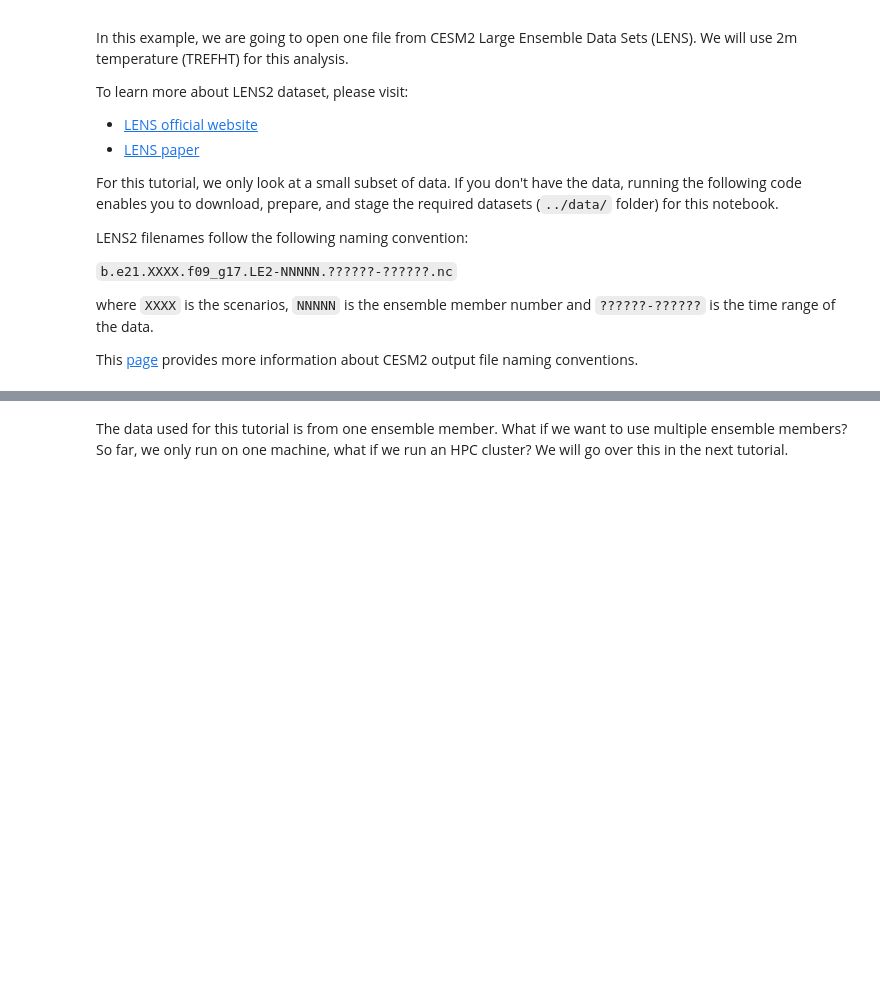
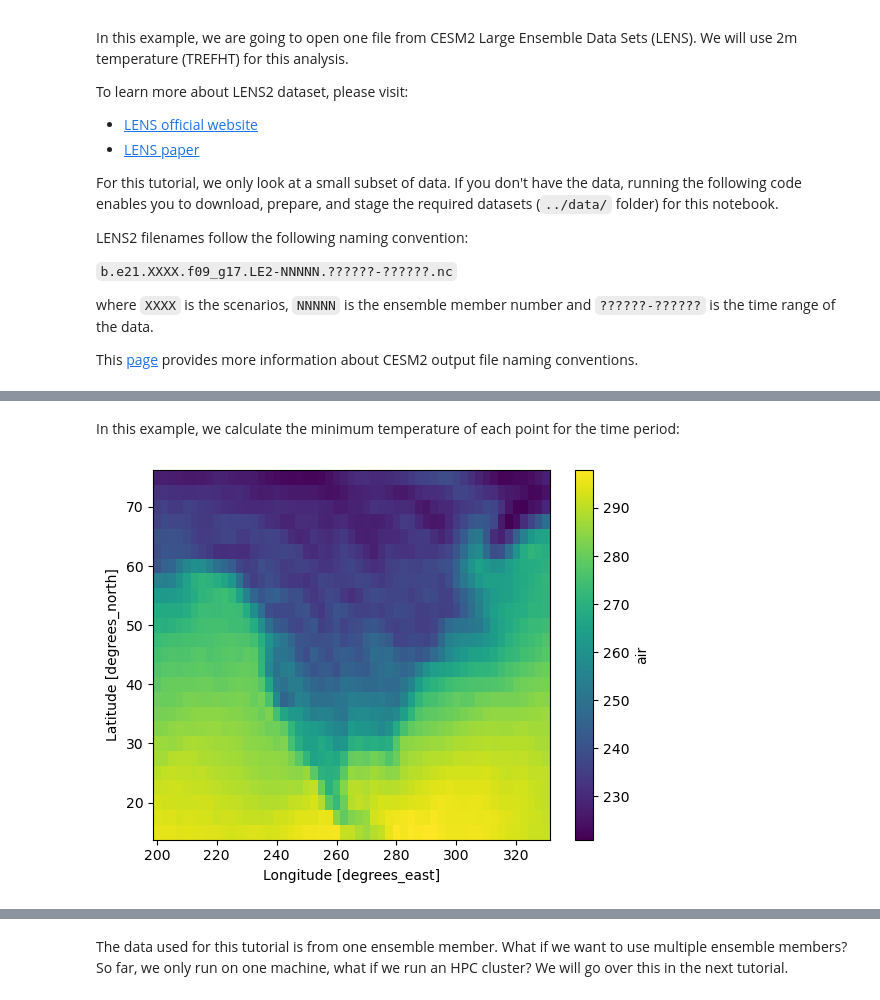
Before and after one commit to NCAR/Xarray-Dask-ESDS-2024, a Jupyter notebook: notebooks/01-xarray-intro.ipynb, the cells around one changed output, grey strips where cells are left out. Cells and saved outputs as stored; diff of their text form; code cells hidden in the pictures; blank space fills up the shorter version.

```diff
--- a/notebooks/01-xarray-intro.ipynb
+++ b/notebooks/01-xarray-intro.ipynb
@@ -813,0 +286,7 @@ In the example below, we calculate the saturation vapor pressure by using `apply
+# %% [markdown]
+In this example, we calculate the minimum temperature of each point for the time period:
+# %%
+min_temp = da.min(dim=["time"])
+min_temp.plot();
+# %% [output]
+[figure, added]
```
Also changed, not shown: parts of 108 cells of this notebook, 1 other file.
